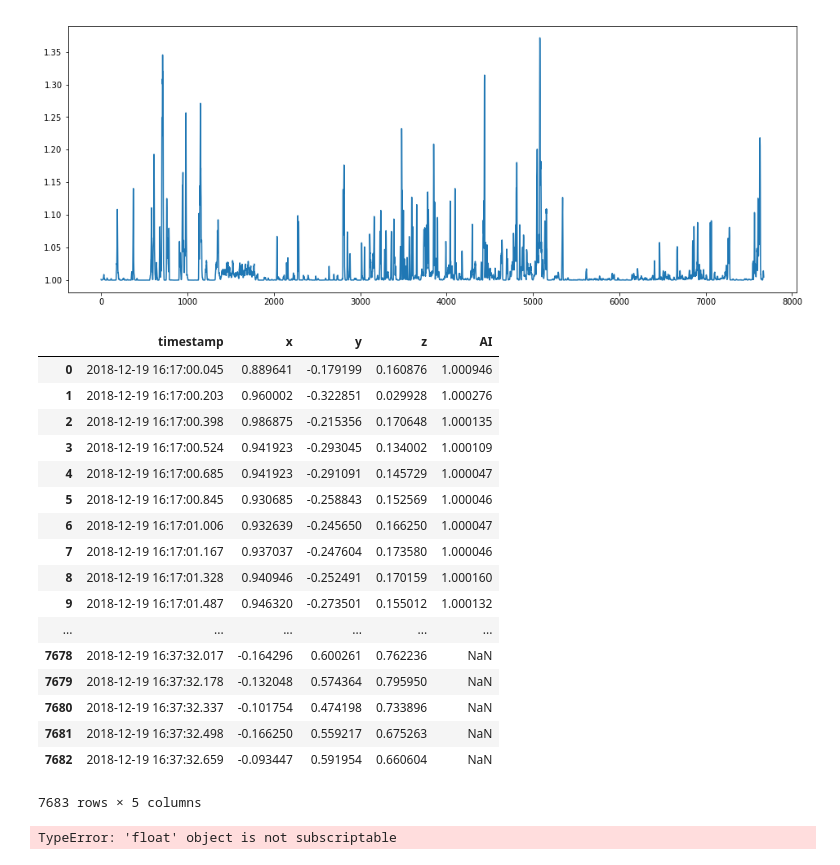
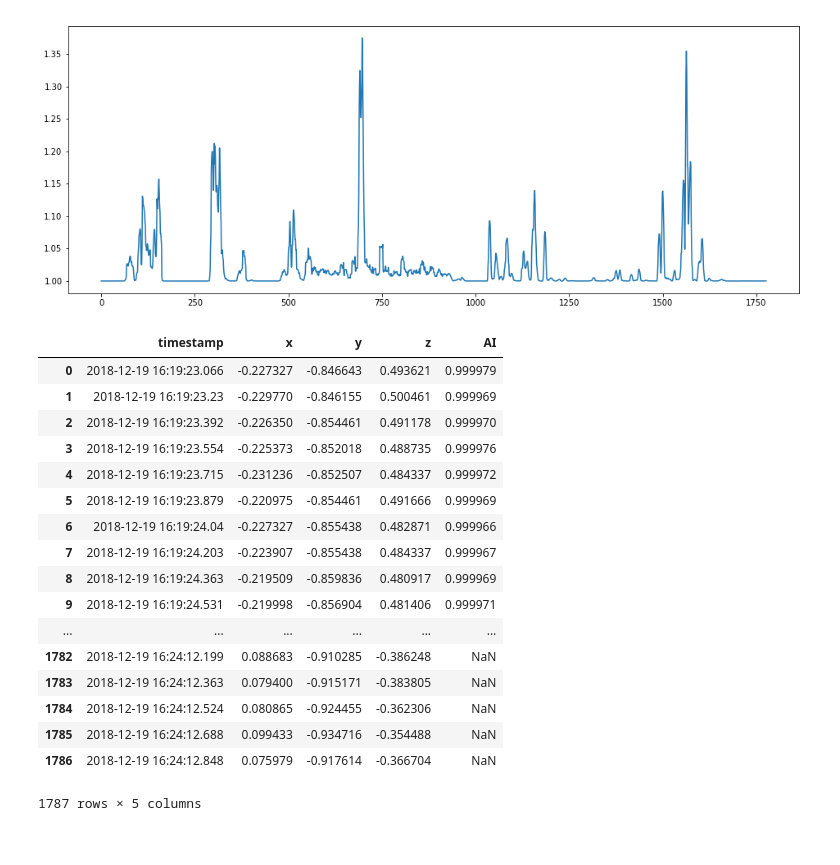
Before and after one commit to indykorpong/activity_classifier, a Jupyter notebook: testrun.ipynb, the cells around one changed output. Saved outputs shown, nothing was run; the diff lists cells and outputs as text; code cells hidden in the pictures.

```diff
--- a/testrun.ipynb
+++ b/testrun.ipynb
@@ -68,10 +68,10 @@ def equation_bai(X_i):
 std_i_bar = [0.00349329,0.00465817,0.00543154]
 std_i_bar = np.array(std_i_bar)
 # %%
-filepath = 'SmartwatchData/raw_data/log_acc_19-12-18_RH.csv'
+filepath = 'SmartwatchData/raw_data/log_acc_19-12-18_LH.csv'
 df = pd.read_csv(filepath)
-filtered = [i for i in df['timestamp'] if i[:10]=='2018-12-19' and calc_sec(i[11:])>calc_sec('16:17:00')
-            and calc_sec(i[11:])<=calc_sec('16:37:33')]
+filtered = [i for i in df['timestamp'] if i[:10]=='2018-12-19' and calc_sec(i[11:])>calc_sec('16:19:23')
+            and calc_sec(i[11:])<=calc_sec('16:24:13')]
 
 df_filt = df[df['timestamp'].isin(filtered)]
 df_filt = df_filt.reset_index(drop=True)
@@ -182,0 +146,4 @@ print(len(dict1['timestamp']))
+# %%
+df1['AI'] = pd.Series(ai1)
+
+df1
@@ -186,42 +262,30 @@ plt.plot(ai1)
 # plt.ylim(top=1.6)
 plt.show()
 
-fig.savefig('testrun_indy_RH_AI.png')
+fig.savefig('testrun_indy_LH_AI.png')
 # %% [output]
-[figure, old version]
+[figure, new version]
 # %%
 df1['AI'] = pd.Series(ai1)
 
-df1.to_csv('SmartwatchData/raw_data/test_acc_indy_rh.csv')
+df1.to_csv('SmartwatchData/raw_data/test_acc_indy_lh.csv')
 df1
 # %% [output]
 |  | timestamp | x | y | z | AI |
-| 0 | 2018-12-19 16:17:00.045 | 0.889641 | -0.179199 | 0.160876 | 1.000946 |
-| 1 | 2018-12-19 16:17:00.203 | 0.960002 | -0.322851 | 0.029928 | 1.000276 |
-| 2 | 2018-12-19 16:17:00.398 | 0.986875 | -0.215356 | 0.170648 | 1.000135 |
-| 3 | 2018-12-19 16:17:00.524 | 0.941923 | -0.293045 | 0.134002 | 1.000109 |
-| 4 | 2018-12-19 16:17:00.685 | 0.941923 | -0.291091 | 0.145729 | 1.000047 |
-| 5 | 2018-12-19 16:17:00.845 | 0.930685 | -0.258843 | 0.152569 | 1.000046 |
-| 6 | 2018-12-19 16:17:01.006 | 0.932639 | -0.245650 | 0.166250 | 1.000047 |
-| 7 | 2018-12-19 16:17:01.167 | 0.937037 | -0.247604 | 0.173580 | 1.000046 |
-| 8 | 2018-12-19 16:17:01.328 | 0.940946 | -0.252491 | 0.170159 | 1.000160 |
-| 9 | 2018-12-19 16:17:01.487 | 0.946320 | -0.273501 | 0.155012 | 1.000132 |
+| 0 | 2018-12-19 16:19:23.066 | -0.227327 | -0.846643 | 0.493621 | 0.999979 |
+| 1 | 2018-12-19 16:19:23.23 | -0.229770 | -0.846155 | 0.500461 | 0.999969 |
+| 2 | 2018-12-19 16:19:23.392 | -0.226350 | -0.854461 | 0.491178 | 0.999970 |
+| 3 | 2018-12-19 16:19:23.554 | -0.225373 | -0.852018 | 0.488735 | 0.999976 |
+| 4 | 2018-12-19 16:19:23.715 | -0.231236 | -0.852507 | 0.484337 | 0.999972 |
+| 5 | 2018-12-19 16:19:23.879 | -0.220975 | -0.854461 | 0.491666 | 0.999969 |
+| 6 | 2018-12-19 16:19:24.04 | -0.227327 | -0.855438 | 0.482871 | 0.999966 |
+| 7 | 2018-12-19 16:19:24.203 | -0.223907 | -0.855438 | 0.484337 | 0.999967 |
+| 8 | 2018-12-19 16:19:24.363 | -0.219509 | -0.859836 | 0.480917 | 0.999969 |
+| 9 | 2018-12-19 16:19:24.531 | -0.219998 | -0.856904 | 0.481406 | 0.999971 |
 | ... | ... | ... | ... | ... | ... |
-| 7678 | 2018-12-19 16:37:32.017 | -0.164296 | 0.600261 | 0.762236 | NaN |
-| 7679 | 2018-12-19 16:37:32.178 | -0.132048 | 0.574364 | 0.795950 | NaN |
-| 7680 | 2018-12-19 16:37:32.337 | -0.101754 | 0.474198 | 0.733896 | NaN |
-| 7681 | 2018-12-19 16:37:32.498 | -0.166250 | 0.559217 | 0.675263 | NaN |
-| 7682 | 2018-12-19 16:37:32.659 | -0.093447 | 0.591954 | 0.660604 | NaN |
+| 1782 | 2018-12-19 16:24:12.199 | 0.088683 | -0.910285 | -0.386248 | NaN |
+| 1783 | 2018-12-19 16:24:12.363 | 0.079400 | -0.915171 | -0.383805 | NaN |
+| 1784 | 2018-12-19 16:24:12.524 | 0.080865 | -0.924455 | -0.362306 | NaN |
+| 1785 | 2018-12-19 16:24:12.688 | 0.099433 | -0.934716 | -0.354488 | NaN |
+| 1786 | 2018-12-19 16:24:12.848 | 0.075979 | -0.917614 | -0.366704 | NaN |
-7683 rows × 5 columns
+1787 rows × 5 columns
-# %%
-ts2 = [i for i in df_filt['timestamp'] if calc_sec(i[11:])<=calc_sec(ts[1][2])]
-df2 = df_filt[df_filt['timestamp'].isin(ts2)]
-
-g = 9.8
-df2.loc[:,'x'] = df2['x'].apply(lambda x: x/g)
-df2.loc[:,'y'] = df2['y'].apply(lambda x: x/g)
-df2.loc[:,'z'] = df2['z'].apply(lambda x: x/g)
-
-df2.plot(color=('r','g','b'),figsize=(16,6)).legend(loc='upper right')
-# %% [output]
-TypeError: 'float' object is not subscriptable
```
Also changed, not shown: parts of 10 cells of this notebook, 21 other files.
